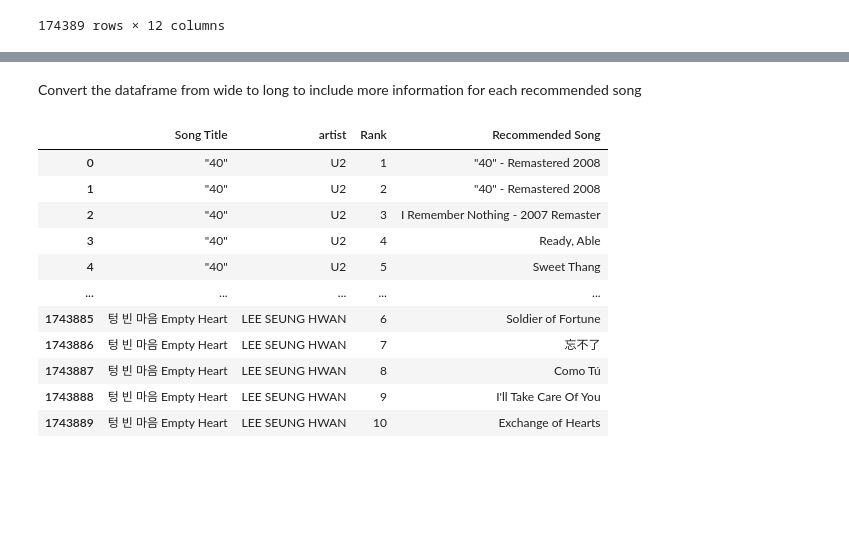
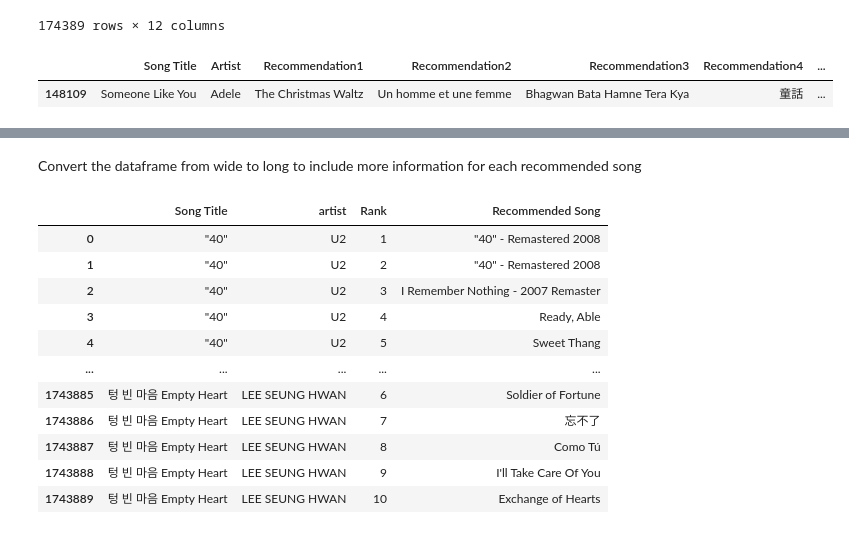
Before and after one commit to zixiaohuang9874/Song-Rec-App, a Jupyter notebook: notebooks/develop/model_pipeline.ipynb, the cells around one changed output, grey strips where cells are left out. Drawn from its saved outputs; the diff is of its cells as text; code cells hidden in the pictures; blank space fills up the shorter version.

```diff
--- a/notebooks/develop/model_pipeline.ipynb
+++ b/notebooks/develop/model_pipeline.ipynb
@@ -197,0 +204,5 @@ df_rec
+# %%
+df_rec[(df_rec['Song Title'] == 'Someone Like You') & (df_rec['Artist'] == 'Adele')]
+# %% [output]
+|  | Song Title | Artist | Recommendation1 | Recommendation2 | Recommendation3 | Recommendation4 | ... |
+| 148109 | Someone Like You | Adele | The Christmas Waltz | Un homme et une femme | Bhagwan Bata Hamne Tera Kya | 童話 | ... |
```
Also changed, not shown: parts of 3 cells of this notebook, 18 other files.
